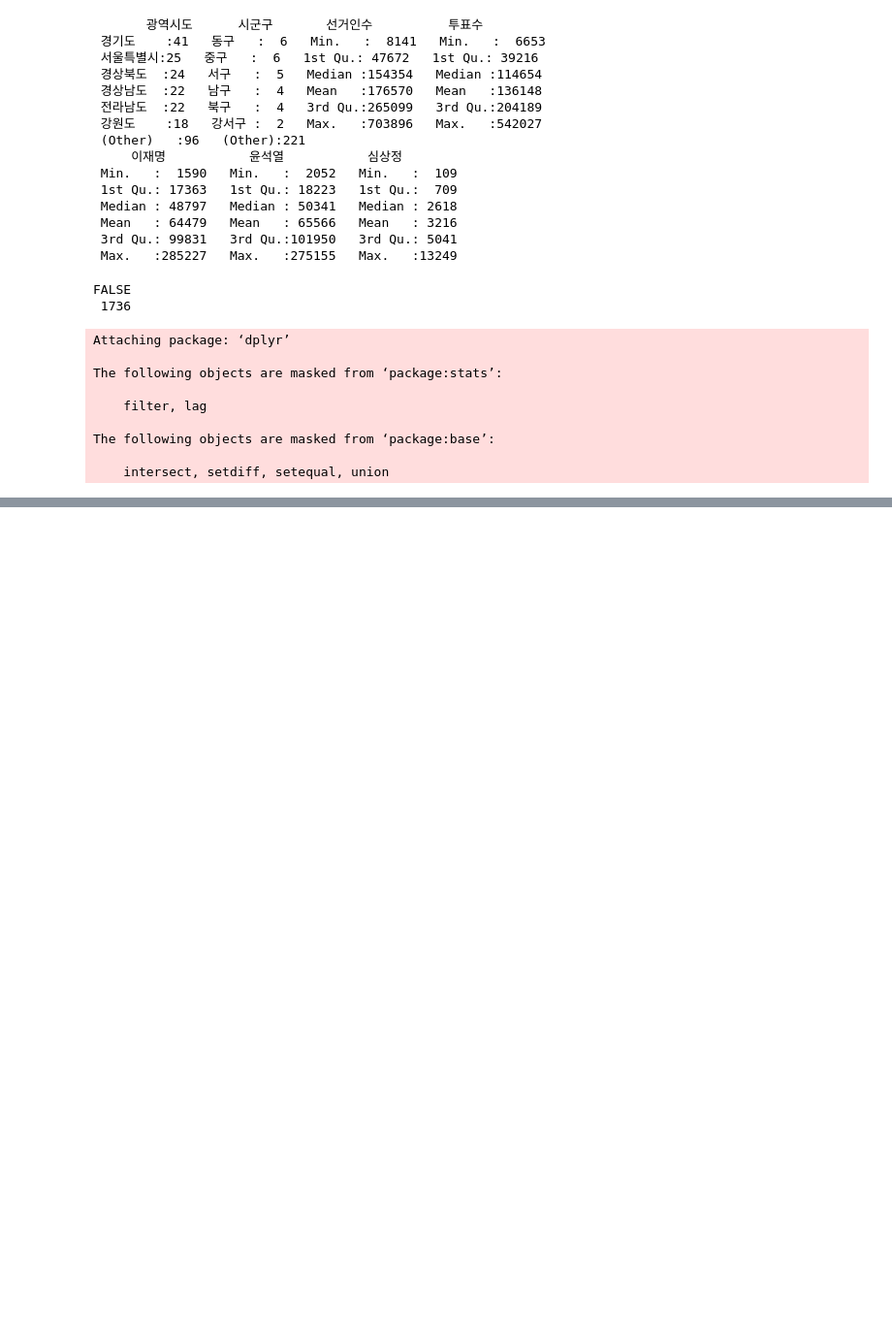
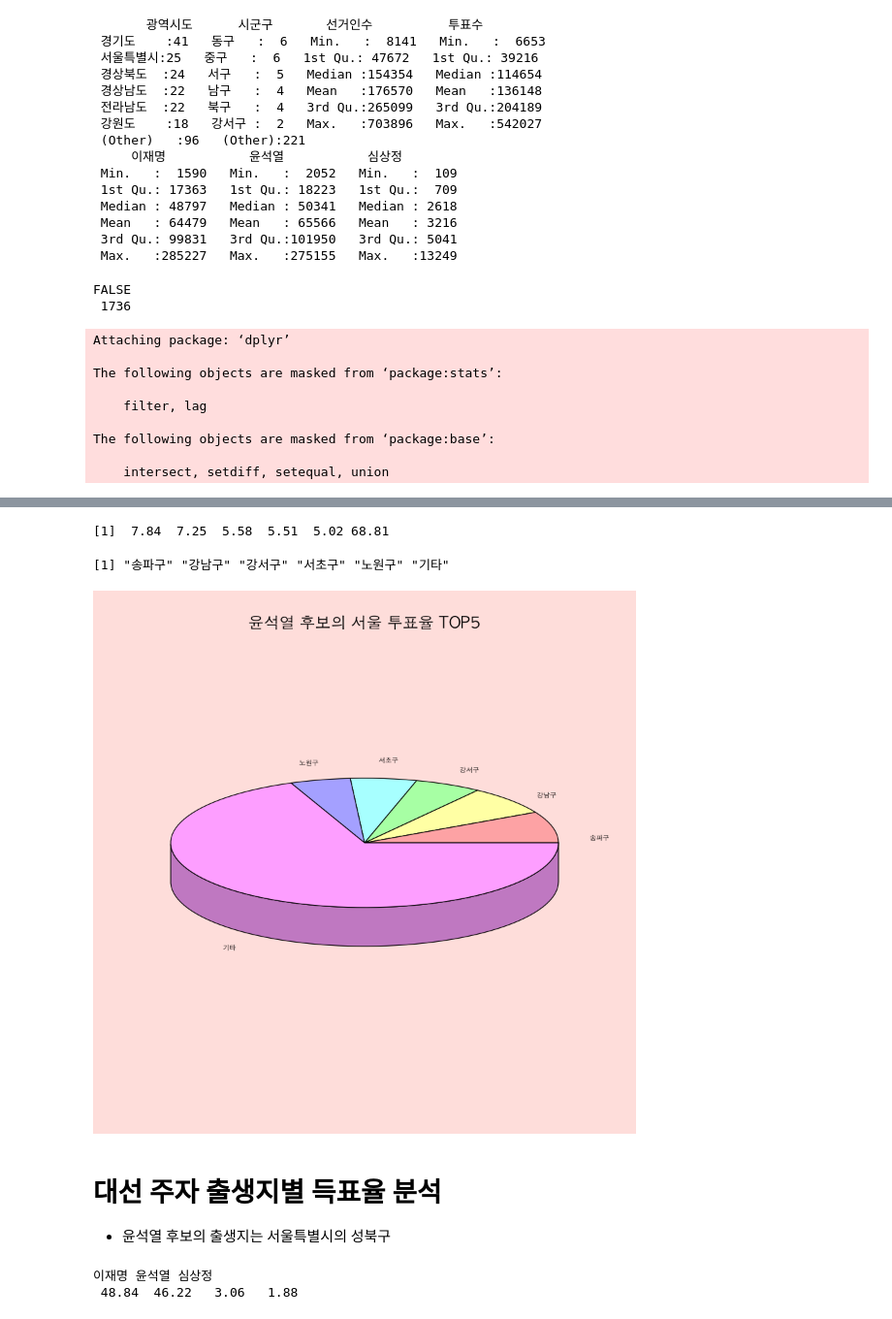
Before and after one commit to monargent0/TJRrrClass, a Jupyter notebook: 10. 20대_대선자료 시각화.ipynb, the cells around one changed output, grey strips where cells are left out. Shown at 97% size. Saved outputs shown, nothing was run; the diff lists cells and outputs as text; code cells hidden in the pictures; blank space fills up the shorter version.

```diff
--- a/10. 20대_대선자료 시각화.ipynb
+++ b/10. 20대_대선자료 시각화.ipynb
@@ -85,0 +211,6 @@ pie3D(city$투표수,
+# %%
+# 서울 특별시 data만 발췌하기
+#subset(election, 광역시도 == '서울특별시')
+election_seoul <- election[election$광역시도=='서울특별시',]
+election_seoul_윤석열 <- arrange(election_seoul, desc(윤석열))[,c(2,6)]
+head(election_seoul_윤석열)
@@ -85,0 +225,37 @@ pie3D(city$투표수,
+# %%
+# Ratio 구하기
+election_seoul_윤석열_ratio <-
+    round(c(election_seoul_윤석열[1:5,2] , sum(election_seoul_윤석열[-(1:5),2])) / sum(election_seoul_윤석열$윤석열) * 100 , 2)
+
+election_seoul_윤석열_ratio
+# %% [output]
+[1]  7.84  7.25  5.58  5.51  5.02 68.81
+# %%
+# Lable 만들기
+election_seoul_윤석열_label <- c(as.character(election_seoul_윤석열$시군구[1:5]) , "기타")
+election_seoul_윤석열_label
+# %% [output]
+[1] "송파구" "강남구" "강서구" "서초구" "노원구" "기타"
+# %%
+par(family = 'AppleGothic', bg = 'mistyrose')
+pie3D(election_seoul_윤석열_ratio,
+        main = "윤석열 후보의 서울 투표율 TOP5",
+        labels = election_seoul_윤석열_label,
+        col = rainbow(length(election_seoul_윤석열_ratio), s=0.3),
+        labelcex = 0.5,
+)
+# %% [output]
+[figure, added]
+# %% [markdown]
+# 대선 주자 출생지별 득표율 분석
+- 윤석열 후보의 출생지는 서울특별시의 성북구
+# %%
+election_성북구 <- (as.matrix(election[election$시군구 == '성북구',c(4:7)]))
+election_성북구_ratio
+# ratio
+election_성북구_ratio <- round(c(election_성북구[,2:4], election_성북구[1] - sum(election_성북구[2:4])) / election_성북구[,1] * 100 ,2)
+# label
+election_성북구_label <- c(colnames(election)[5:7],'기타')
+# %% [output]
+이재명 윤석열 심상정
+ 48.84  46.22   3.06   1.88
```
Also changed, not shown: parts of 18 cells of this notebook.
